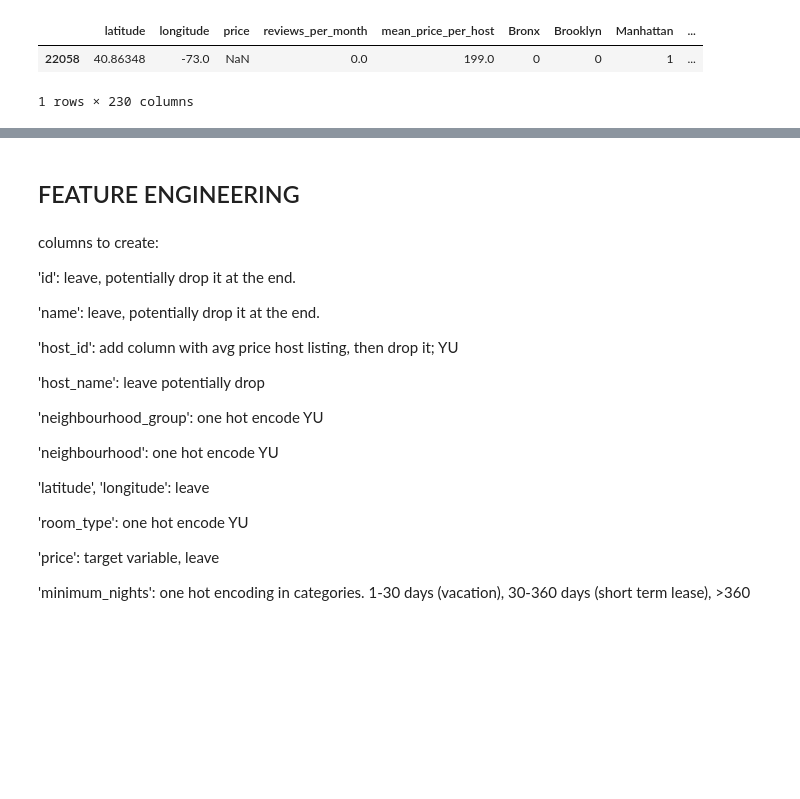
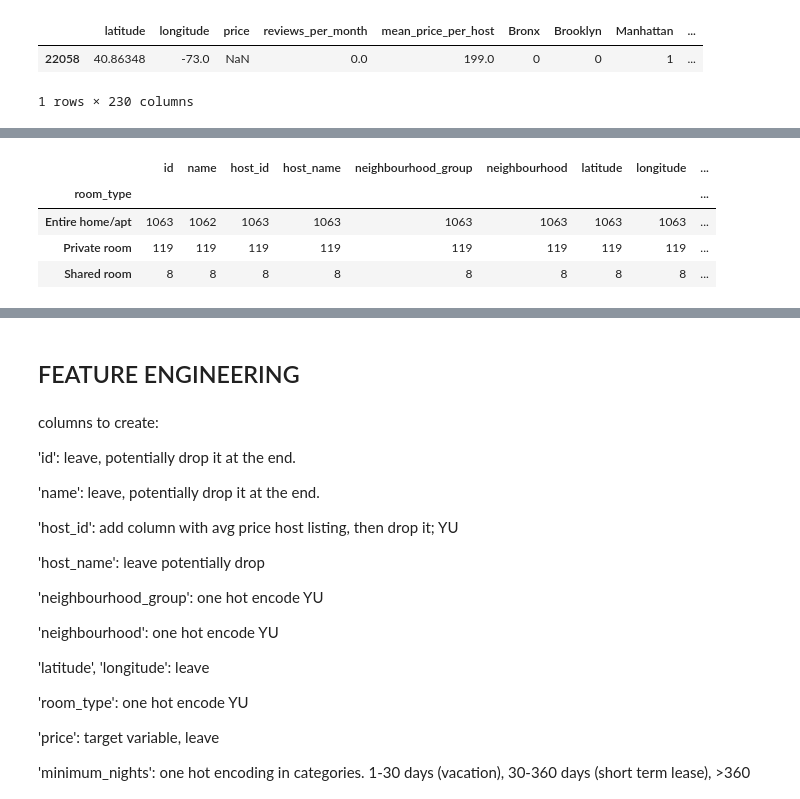
Before and after one commit to ensemblegroupDSBA/EL_project, a Jupyter notebook: NEW_NY_bnb_pricing_ipynb.ipynb, the cells around one changed output, grey strips where cells are left out. Drawn from its saved outputs; the diff is of its cells as text; code cells hidden in the pictures; blank space fills up the shorter version.

```diff
--- a/NEW_NY_bnb_pricing_ipynb.ipynb
+++ b/NEW_NY_bnb_pricing_ipynb.ipynb
@@ -273,0 +326,8 @@ dt[dt['price'].isna()]
+# %%
+x.groupby('room_type').count()
+# %% [output]
+|  | id | name | host_id | host_name | neighbourhood_group | neighbourhood | latitude | longitude | ... |
+| room_type |  |  |  |  |  |  |  |  | ... |
+| Entire home/apt | 1063 | 1062 | 1063 | 1063 | 1063 | 1063 | 1063 | 1063 | ... |
+| Private room | 119 | 119 | 119 | 119 | 119 | 119 | 119 | 119 | ... |
+| Shared room | 8 | 8 | 8 | 8 | 8 | 8 | 8 | 8 | ... |
```
Also changed, not shown: parts of 24 cells of this notebook.
